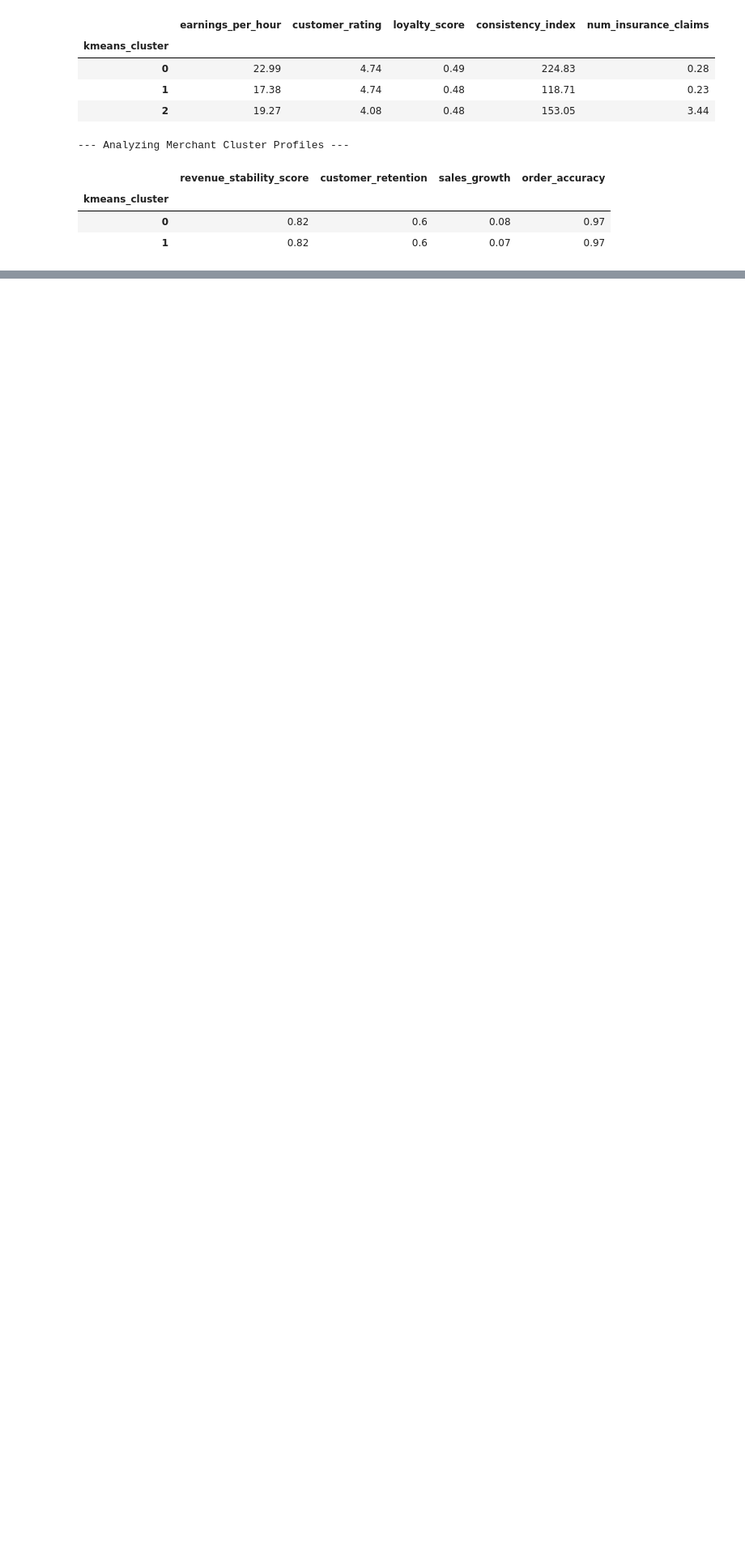
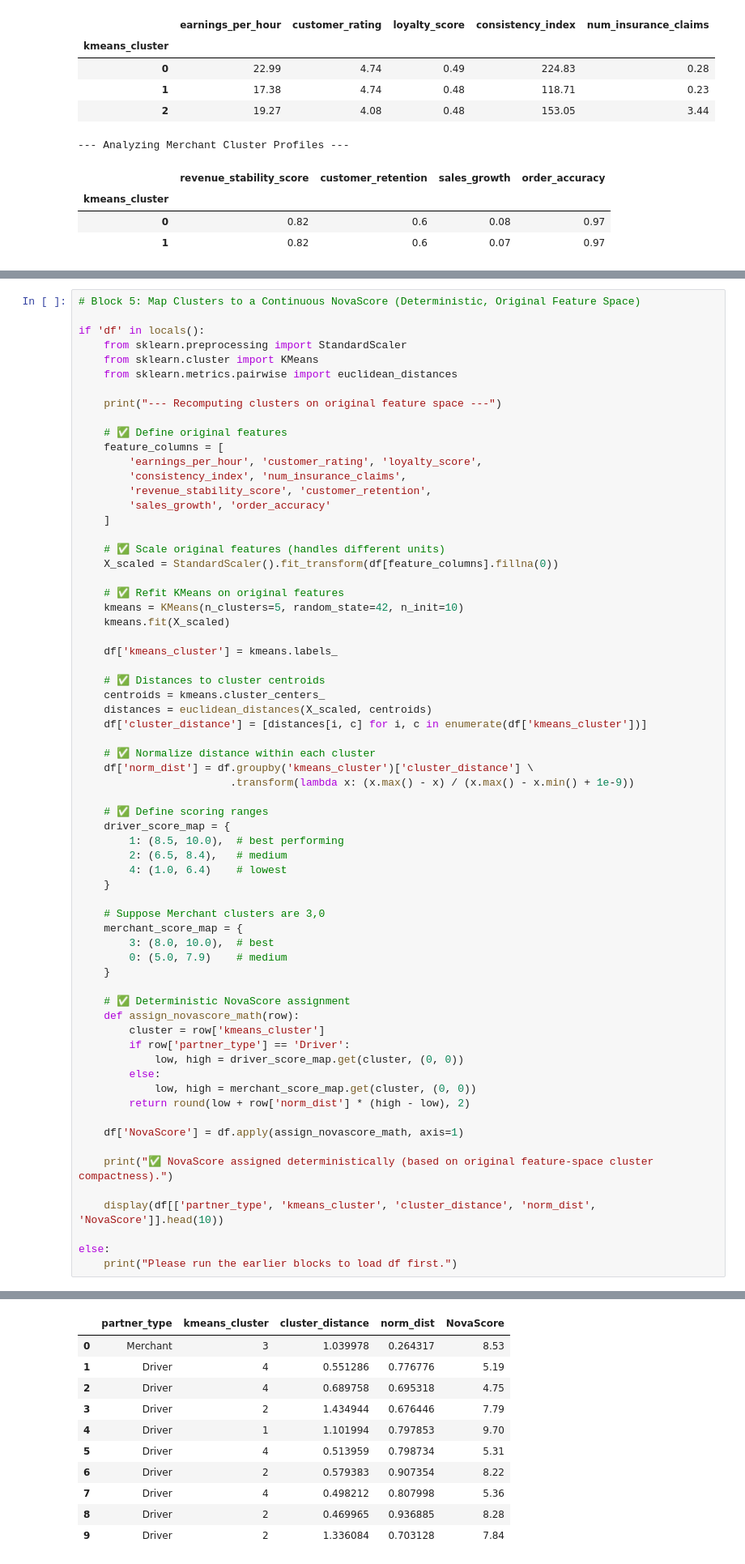
Before and after one commit to sarthak-144/NovaScore-Partner-Segmentation-via-Unsupervised-Learning, a Jupyter notebook: main.ipynb, the cells around one changed output, grey strips where cells are left out. Shown at 81% size. Drawn from its saved outputs; the diff is of its cells as text; blank space fills up the shorter version.

```diff
--- a/main.ipynb
+++ b/main.ipynb
@@ -343,0 +295,67 @@ else:
+# %%
+# Block 5: Map Clusters to a Continuous NovaScore (Deterministic, Original Feature Space)
+
+if 'df' in locals():
+    from sklearn.preprocessing import StandardScaler
+    from sklearn.cluster import KMeans
+    from sklearn.metrics.pairwise import euclidean_distances
+
+    print("--- Recomputing clusters on original feature space ---")
+
+    # ✅ Define original features
+    feature_columns = [
+        'earnings_per_hour', 'customer_rating', 'loyalty_score',
+        'consistency_index', 'num_insurance_claims',
+        'revenue_stability_score', 'customer_retention',
+        'sales_growth', 'order_accuracy'
+    ]
+
+    # ✅ Scale original features (handles different units)
+    X_scaled = StandardScaler().fit_transform(df[feature_columns].fillna(0))
+
+    # ✅ Refit KMeans on original features
+    kmeans = KMeans(n_clusters=5, random_state=42, n_init=10)
+    kmeans.fit(X_scaled)
+
+    df['kmeans_cluster'] = kmeans.labels_
+
+    # ✅ Distances to cluster centroids
+    centroids = kmeans.cluster_centers_
+    distances = euclidean_distances(X_scaled, centroids)
+    df['cluster_distance'] = [distances[i, c] for i, c in enumerate(df['kmeans_cluster'])]
+
+    # ✅ Normalize distance within each cluster
+    df['norm_dist'] = df.groupby('kmeans_cluster')['cluster_distance'] \
+                        .transform(lambda x: (x.max() - x) / (x.max() - x.min() + 1e-9))
+
+    # ✅ Define scoring ranges
+    driver_score_map = {
+        1: (8.5, 10.0),  # best performing
+        2: (6.5, 8.4),   # medium
+        4: (1.0, 6.4)    # lowest
+    }
+
+    # Suppose Merchant clusters are 3,0
+    merchant_score_map = {
+        3: (8.0, 10.0),  # best
+        0: (5.0, 7.9)    # medium
+    }
+
+    # ✅ Deterministic NovaScore assignment
+    def assign_novascore_math(row):
+        cluster = row['kmeans_cluster']
+        if row['partner_type'] == 'Driver':
+            low, high = driver_score_map.get(cluster, (0, 0))
+        else:
+            low, high = merchant_score_map.get(cluster, (0, 0))
+        return round(low + row['norm_dist'] * (high - low), 2)
+
+    df['NovaScore'] = df.apply(assign_novascore_math, axis=1)
+
+    print("✅ NovaScore assigned deterministically (based on original feature-space cluster compactness).")
+
+    display(df[['partner_type', 'kmeans_cluster', 'cluster_distance', 'norm_dist', 'NovaScore']].head(10))
+
+else:
+    print("Please run the earlier blocks to load df first.")
+# %% [output]
@@ -344,3 +364,14 @@ else:
+|  | partner_type | kmeans_cluster | cluster_distance | norm_dist | NovaScore |
+| 0 | Merchant | 3 | 1.039978 | 0.264317 | 8.53 |
+| 1 | Driver | 4 | 0.551286 | 0.776776 | 5.19 |
+| 2 | Driver | 4 | 0.689758 | 0.695318 | 4.75 |
+| 3 | Driver | 2 | 1.434944 | 0.676446 | 7.79 |
+| 4 | Driver | 1 | 1.101994 | 0.797853 | 9.70 |
+| 5 | Driver | 4 | 0.513959 | 0.798734 | 5.31 |
+| 6 | Driver | 2 | 0.579383 | 0.907354 | 8.22 |
+| 7 | Driver | 4 | 0.498212 | 0.807998 | 5.36 |
+| 8 | Driver | 2 | 0.469965 | 0.936885 | 8.28 |
+| 9 | Driver | 2 | 1.336084 | 0.703128 | 7.84 |
 # %%
 from fairlearn.metrics import MetricFrame
 
```
Also changed, not shown: parts of 6 cells of this notebook, 1 other file.
